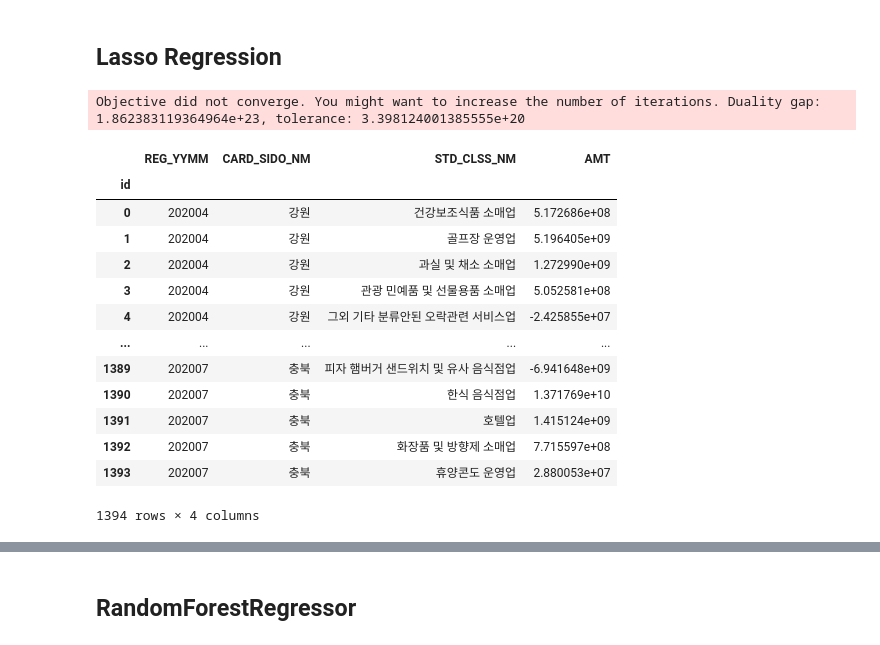
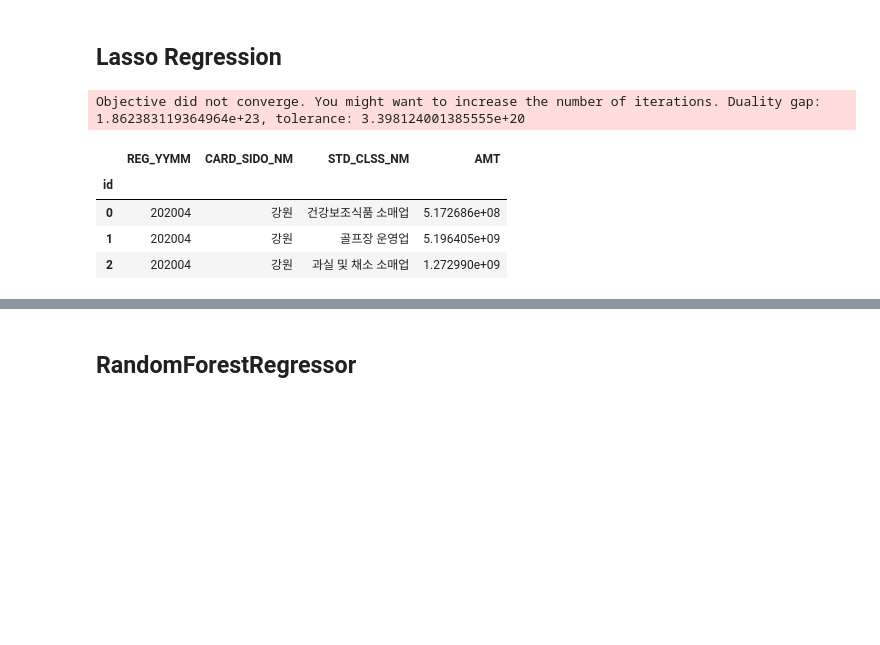
Before and after one commit to brainer3220/Jeju_CreditCard_Compete, a Jupyter notebook: 제주_빅데이터_경진대회.ipynb, the cells around one changed output, grey strips where cells are left out. Saved outputs shown, nothing was run; the diff lists cells and outputs as text; code cells hidden in the pictures; blank space fills up the shorter version.

```diff
--- a/제주_빅데이터_경진대회.ipynb
+++ b/제주_빅데이터_경진대회.ipynb
@@ -712,29 +679,20 @@ Submission.to_csv('drive/My Drive/Brainer 공유 Drive/Colab/제주 빅
 # %%
 lasso_reg = Lasso()
 lasso_reg.fit(x_train, y_train)
 
 LassoPredict = lasso_reg.predict(Submit)
 
 LassoPredict = Submission['AMT'] = LassoPredict
 
 LassoPredict = Submission
-LassoPredict
+LassoPredict.head(3)
 # %% [output]
 Objective did not converge. You might want to increase the number of iterations. Duality gap: 1.862383119364964e+23, tolerance: 3.398124001385555e+20
 |  | REG_YYMM | CARD_SIDO_NM | STD_CLSS_NM | AMT |
 | id |  |  |  |  |
 | 0 | 202004 | 강원 | 건강보조식품 소매업 | 5.172686e+08 |
 | 1 | 202004 | 강원 | 골프장 운영업 | 5.196405e+09 |
 | 2 | 202004 | 강원 | 과실 및 채소 소매업 | 1.272990e+09 |
-| 3 | 202004 | 강원 | 관광 민예품 및 선물용품 소매업 | 5.052581e+08 |
-| 4 | 202004 | 강원 | 그외 기타 분류안된 오락관련 서비스업 | -2.425855e+07 |
-| ... | ... | ... | ... | ... |
-| 1389 | 202007 | 충북 | 피자 햄버거 샌드위치 및 유사 음식점업 | -6.941648e+09 |
-| 1390 | 202007 | 충북 | 한식 음식점업 | 1.371769e+10 |
-| 1391 | 202007 | 충북 | 호텔업 | 1.415124e+09 |
-| 1392 | 202007 | 충북 | 화장품 및 방향제 소매업 | 7.715597e+08 |
-| 1393 | 202007 | 충북 | 휴양콘도 운영업 | 2.880053e+07 |
-1394 rows × 4 columns
 # %%
 fig = go.Figure()
 
```
Also changed, not shown: parts of 11 cells of this notebook.
